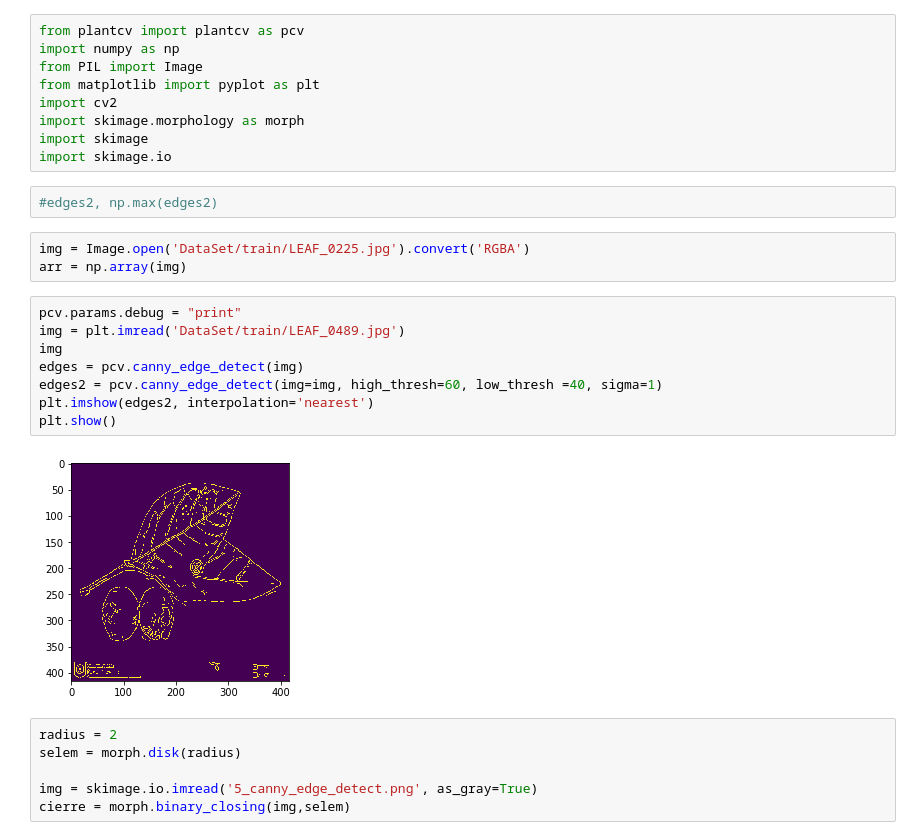
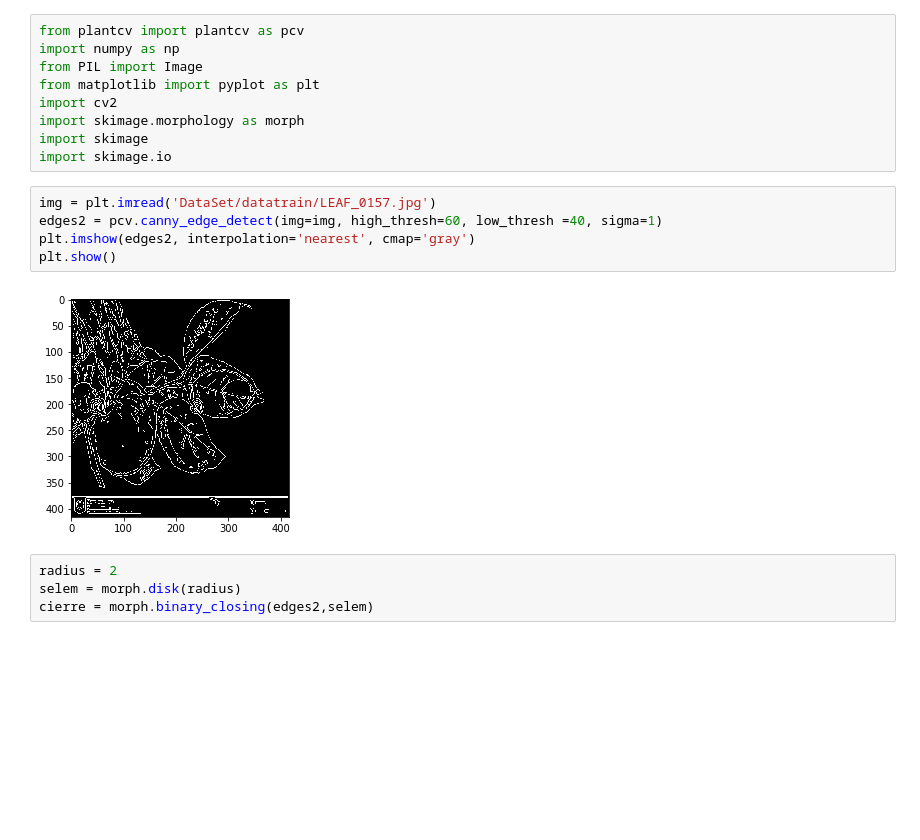
Before and after one commit to aljimenezza/Leaf-Segmentation, a Jupyter notebook: Rafael.ipynb, the cells around one changed output. Saved outputs shown, nothing was run; the diff lists cells and outputs as text; blank space fills up the shorter version.

```diff
--- a/Rafael.ipynb
+++ b/Rafael.ipynb
@@ -7,27 +7,17 @@ import cv2
 import skimage.morphology as morph
 import skimage
 import skimage.io
-# %%
-#edges2, np.max(edges2)
-# %%
-img = Image.open('DataSet/train/LEAF_0225.jpg').convert('RGBA')
-arr = np.array(img)
 # %%
-pcv.params.debug = "print"
-img = plt.imread('DataSet/train/LEAF_0489.jpg')
-img
-edges = pcv.canny_edge_detect(img)
+img = plt.imread('DataSet/datatrain/LEAF_0157.jpg')
 edges2 = pcv.canny_edge_detect(img=img, high_thresh=60, low_thresh =40, sigma=1)
-plt.imshow(edges2, interpolation='nearest')
+plt.imshow(edges2, interpolation='nearest', cmap='gray')
 plt.show()
 # %% [output]
-[figure, old version]
+[figure, new version]
 # %%
 radius = 2
 selem = morph.disk(radius)
-
-img = skimage.io.imread('5_canny_edge_detect.png', as_gray=True)
-cierre = morph.binary_closing(img,selem)
+cierre = morph.binary_closing(edges2,selem)
 # %%
 #Crear subplot 1x2 que muestre imagen original e imagen bajo cierre
 fig, ax2 = plt.subplots()
```
Also changed, not shown: parts of 6 cells of this notebook, 41 other files.
